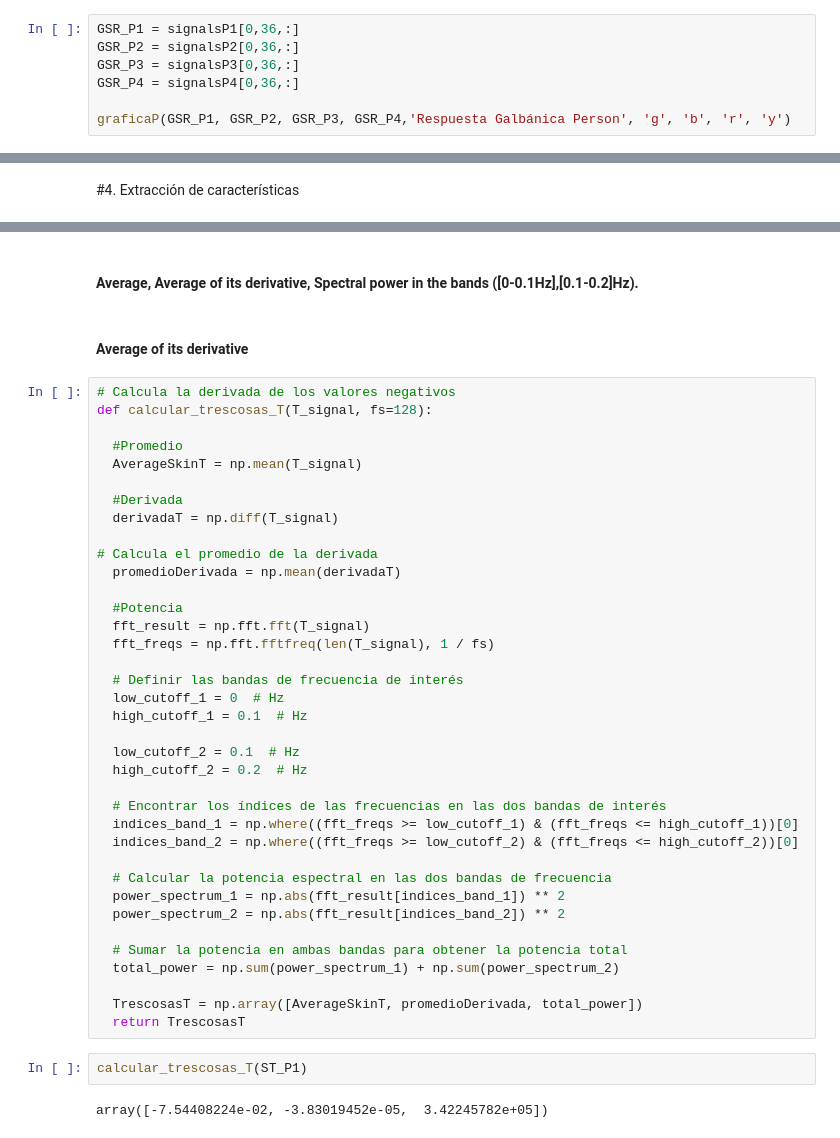
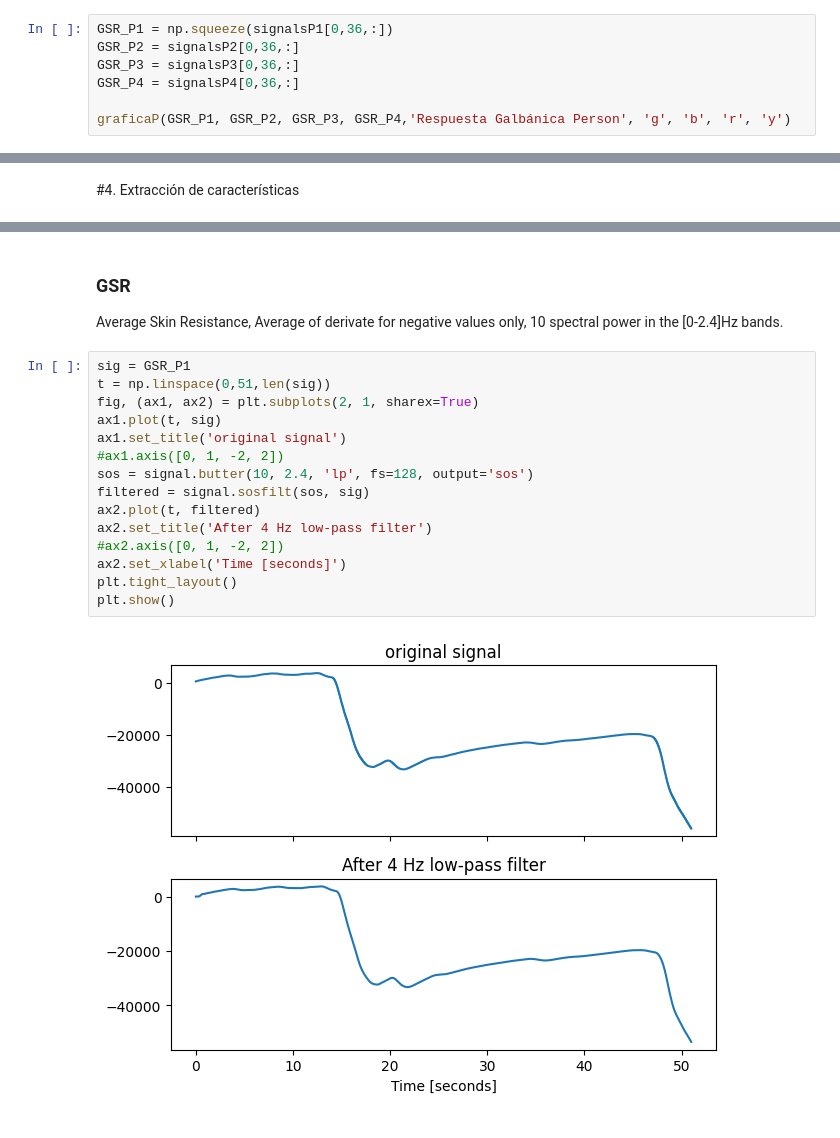
Before and after one commit to Juandiego88/MiniproyectoSenales3, a Jupyter notebook: Miniproyecto1 .ipynb, the cells around one changed output, grey strips where cells are left out. Cells and saved outputs as stored; diff of their text form.

```diff
--- a/Miniproyecto1.ipynb
+++ b/Miniproyecto1 .ipynb
@@ -78,7 +81,7 @@ def graficaP(x1, x2, x3, x4, nombre, color1, color2, color3, color4):
 # %% [markdown]
 ## Respuesta Galbánica
 # %%
-GSR_P1 = signalsP1[0,36,:]
+GSR_P1 = np.squeeze(signalsP1[0,36,:])
 GSR_P2 = signalsP2[0,36,:]
 GSR_P3 = signalsP3[0,36,:]
 GSR_P4 = signalsP4[0,36,:]
@@ -426,45 +263,20 @@ array([1236.9113365895369, 1751.6615573267932,
-# %% [markdown]
-#### Average, Average of its derivative, Spectral power in the bands ([0-0.1Hz],[0.1-0.2]Hz).
-# %% [markdown]
-#### Average of its derivative
-# %%
-# Calcula la derivada de los valores negativos
-def calcular_trescosas_T(T_signal, fs=128):
-
-  #Promedio
-  AverageSkinT = np.mean(T_signal)
-
-  #Derivada
-  derivadaT = np.diff(T_signal)
-
-# Calcula el promedio de la derivada
-  promedioDerivada = np.mean(derivadaT)
-
-  #Potencia
-  fft_result = np.fft.fft(T_signal)
-  fft_freqs = np.fft.fftfreq(len(T_signal), 1 / fs)
-
-  # Definir las bandas de frecuencia de interés
-  low_cutoff_1 = 0  # Hz
-  high_cutoff_1 = 0.1  # Hz
-
-  low_cutoff_2 = 0.1  # Hz
-  high_cutoff_2 = 0.2  # Hz
-
-  # Encontrar los índices de las frecuencias en las dos bandas de interés
-  indices_band_1 = np.where((fft_freqs >= low_cutoff_1) & (fft_freqs <= high_cutoff_1))[0]
-  indices_band_2 = np.where((fft_freqs >= low_cutoff_2) & (fft_freqs <= high_cutoff_2))[0]
-
-  # Calcular la potencia espectral en las dos bandas de frecuencia
-  power_spectrum_1 = np.abs(fft_result[indices_band_1]) ** 2
-  power_spectrum_2 = np.abs(fft_result[indices_band_2]) ** 2
-
-  # Sumar la potencia en ambas bandas para obtener la potencia total
-  total_power = np.sum(power_spectrum_1) + np.sum(power_spectrum_2)
-
-  TrescosasT = np.array([AverageSkinT, promedioDerivada, total_power])
-  return TrescosasT
-# %%
-calcular_trescosas_T(ST_P1)
-# %% [output]
-array([-7.54408224e-02, -3.83019452e-05,  3.42245782e+05])
+# %% [markdown]
+### GSR
+Average Skin Resistance, Average of derivate for negative values only, 10 spectral power in the [0-2.4]Hz bands.
+# %%
+sig = GSR_P1
+t = np.linspace(0,51,len(sig))
+fig, (ax1, ax2) = plt.subplots(2, 1, sharex=True)
+ax1.plot(t, sig)
+ax1.set_title('original signal')
+#ax1.axis([0, 1, -2, 2])
+sos = signal.butter(10, 2.4, 'lp', fs=128, output='sos')
+filtered = signal.sosfilt(sos, sig)
+ax2.plot(t, filtered)
+ax2.set_title('After 4 Hz low-pass filter')
+#ax2.axis([0, 1, -2, 2])
+ax2.set_xlabel('Time [seconds]')
+plt.tight_layout()
+plt.show()
+# %% [output]
+[figure, added]
```
Also changed, not shown: parts of 52 cells of this notebook.
